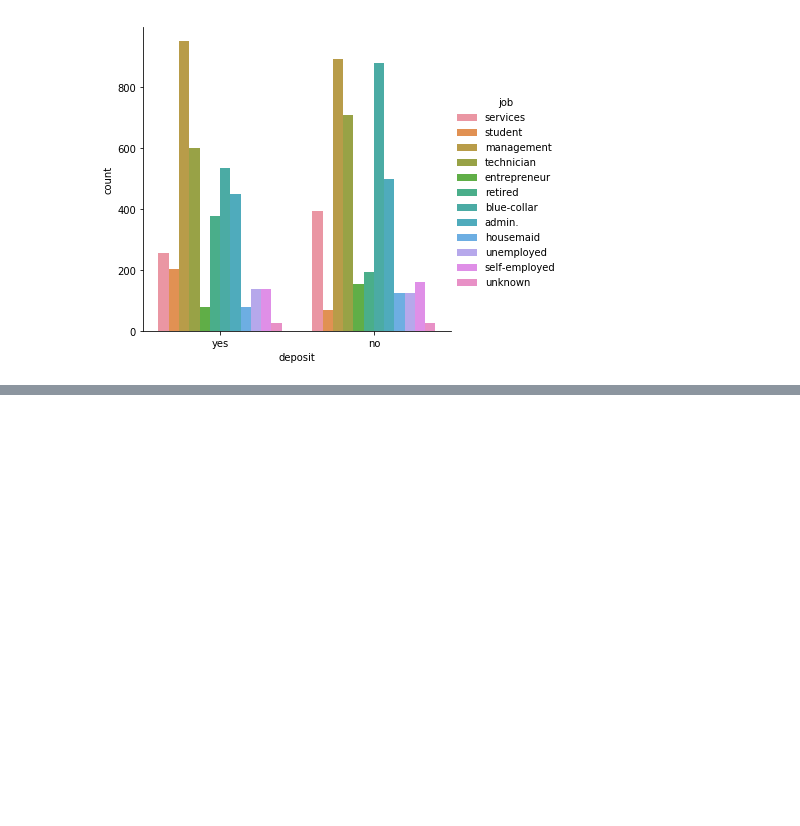
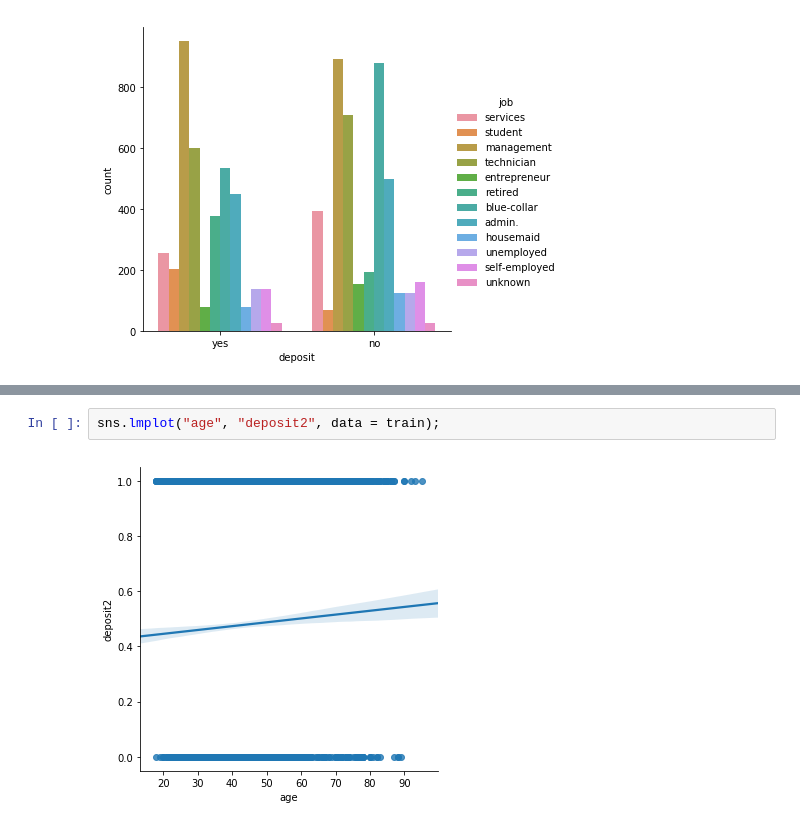
Before and after one commit to konwaw/misp, a Jupyter notebook: Dataset_Challenge.ipynb, the cells around one changed output, grey strips where cells are left out. Drawn from its saved outputs; the diff is of its cells as text; blank space fills up the shorter version.

```diff
--- a/Dataset_Challenge.ipynb
+++ b/Dataset_Challenge.ipynb
@@ -101,0 +173,4 @@ sns.catplot('loan',data=train, hue='deposit', kind='count')
+# %%
+sns.lmplot("age", "deposit2", data = train);
+# %% [output]
+[figure, added]
```
Also changed, not shown: parts of 12 cells of this notebook.
